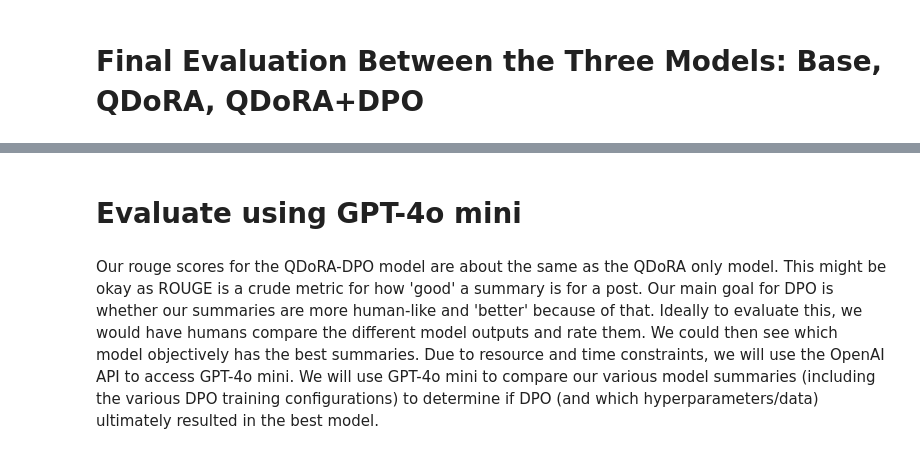
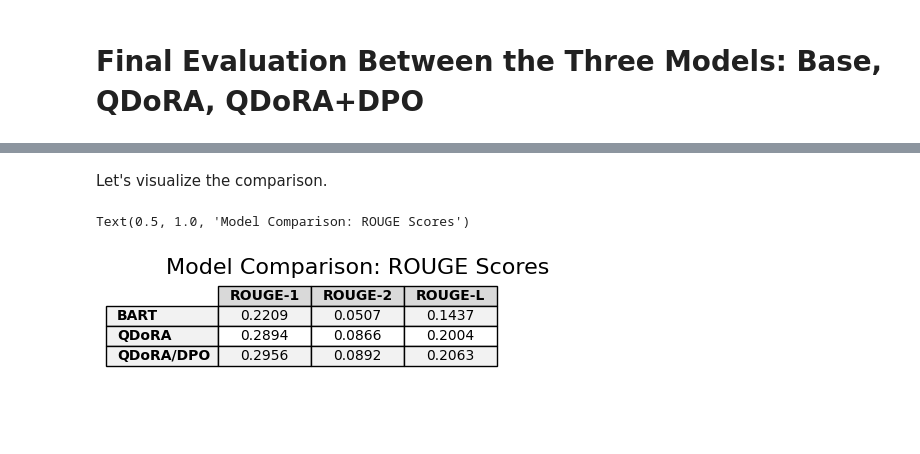
Before and after one commit to zdbrown13/w266_Final_Project_Zane-Victor, a Jupyter notebook: Copy_of_summarization_project.ipynb, the cells around one changed output, grey strips where cells are left out. Drawn from its saved outputs; the diff is of its cells as text; code cells hidden in the pictures; blank space fills up the shorter version.

```diff
--- a/Copy_of_summarization_project.ipynb
+++ b/Copy_of_summarization_project.ipynb
@@ -1270,11 +1324,11 @@ ROUGE-L: 0.2063
 # Calculate ROUGE scores
 
 # Ensure all lists have the same length
-min_length = min(len(test_df_labels), len(bart_summaries_loaded), len(qdora_summaries_loaded), len(qdora_dpo_summaries_loaded))
+min_length = min(len(test_df_labels), len(bart_summaries_loaded), len(qdora_summaries_loaded), len(qdora_dpo_summaries_loaded_beta5))
 reference_summaries = test_df_labels[:min_length]
 bart_hypotheses = bart_summaries_loaded[:min_length]
 qdora_hypotheses = qdora_summaries_loaded[:min_length]
-qdora_dpo_hypotheses = qdora_dpo_summaries_loaded[:min_length]
+qdora_dpo_hypotheses = qdora_dpo_summaries_loaded_beta5[:min_length]
 
 bart_scores = calculate_rouge_scores(reference_summaries, bart_hypotheses)
 qdora_scores = calculate_rouge_scores(reference_summaries, qdora_hypotheses)
@@ -1284,11 +1338,3 @@ qdora_dpo_scores = calculate_rouge_scores(reference_summaries, qdora_dpo_hypothe
 bart_aggregated = aggregate_scores(bart_scores)
 qdora_aggregated = aggregate_scores(qdora_scores)
 qdora_dpo_aggregated = aggregate_scores(qdora_dpo_scores)
-
-# Print results
-print("BART ROUGE Scores:")
-print(bart_aggregated)
-print("\nQDoRA ROUGE Scores:")
-print(qdora_aggregated)
-print("\nQDoRA/DPO Scores:")
-print(qdora_dpo_aggregated)
@@ -1304,4 +1340,0 @@ QDoRA/DPO Scores:
-# %% [markdown]
-# **Evaluate using GPT-4o mini**
-# %% [markdown]
-Our rouge scores for the QDoRA-DPO model are about the same as the QDoRA only model. This might be okay as ROUGE is a crude metric for how 'good' a summary is for a post. Our main goal for DPO is whether our summaries are more human-like and 'better' because of that. Ideally to evaluate this, we would have humans compare the different model outputs and rate them. We could then see which model objectively has the best summaries. Due to resource and time constraints, we will use the OpenAI API to access GPT-4o mini. We will use GPT-4o mini to compare our various model summaries (including the various DPO training configurations) to determine if DPO (and which hyperparameters/data) ultimately resulted in the best model.
@@ -1364,0 +1341,40 @@ Brief explanation of your ranking:
+# %% [markdown]
+Let's visualize the comparison.
+# %%
+models = ['BART', 'QDoRA', 'QDoRA/DPO']
+scores = [bart_aggregated, qdora_aggregated, qdora_dpo_aggregated]
+
+# Prepare data for the table
+data = np.array([[scores[i]['rouge1'], scores[i]['rouge2'], scores[i]['rougeL']] for i in range(3)])
+data = np.round(data, 4)  # Round to 4 decimal places
+
+# Create the table
+fig, ax = plt.subplots(figsize=(6, 1))
+ax.axis('off')
+table = ax.table(cellText=data,
+                 rowLabels=models,
+                 colLabels=['ROUGE-1', 'ROUGE-2', 'ROUGE-L'],
+                 loc='center',
+                 cellLoc='center')
+
+# Customize the table
+table.auto_set_font_size(False)
+table.set_fontsize(10)
+table.scale(0.6, 1.2)
+
+# Highlight the header and apply alternating row colors
+for (row, col), cell in table.get_celld().items():
+    if row == 0:
+        cell.set_text_props(weight='bold')
+        cell.set_facecolor('#D9D9D9')
+    elif col == -1:  # Row labels
+        cell.set_text_props(weight='bold')
+        cell.set_facecolor('#F2F2F2')
+    elif row % 2 == 1:
+        cell.set_facecolor('#F2F2F2')
+
+# Add a title
+plt.title('Model Comparison: ROUGE Scores', fontsize=16, pad=10)
+# %% [output]
+Text(0.5, 1.0, 'Model Comparison: ROUGE Scores')
+[figure, added]
```
Also changed, not shown: parts of 28 cells of this notebook.
